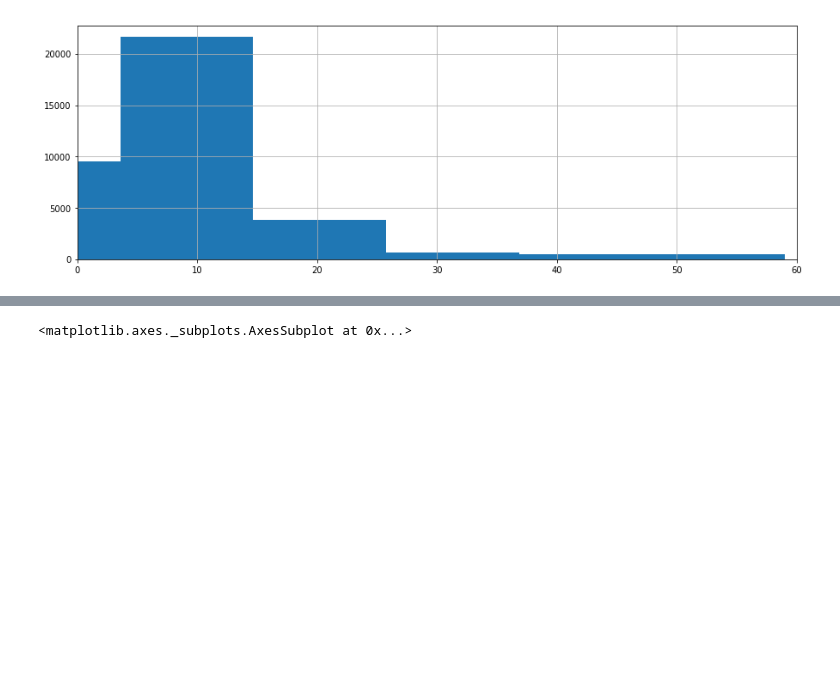
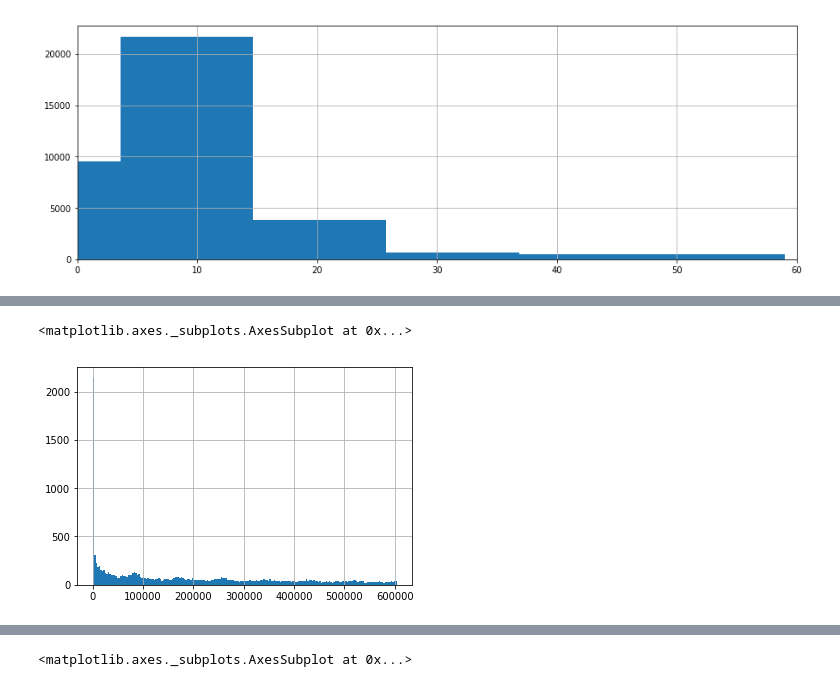
Before and after one commit to nazariinyzhnyk/mobile-ua-fraud-classification, a Jupyter notebook: EDA.ipynb, the cells around one changed output, grey strips where cells are left out. Cells and saved outputs as stored; diff of their text form; code cells hidden in the pictures; blank space fills up the shorter version.

```diff
--- a/EDA.ipynb
+++ b/EDA.ipynb
@@ -239,0 +262,5 @@ plt.xlim(0, 60)
+# %%
+data[(data['Fraud_reasons'] == 'click_spamming')]['tti'].hist(bins=200)
+# %% [output]
+<matplotlib.axes._subplots.AxesSubplot at 0x...>
+[figure, added]
```
Also changed, not shown: parts of 34 cells of this notebook, 2 other files.
